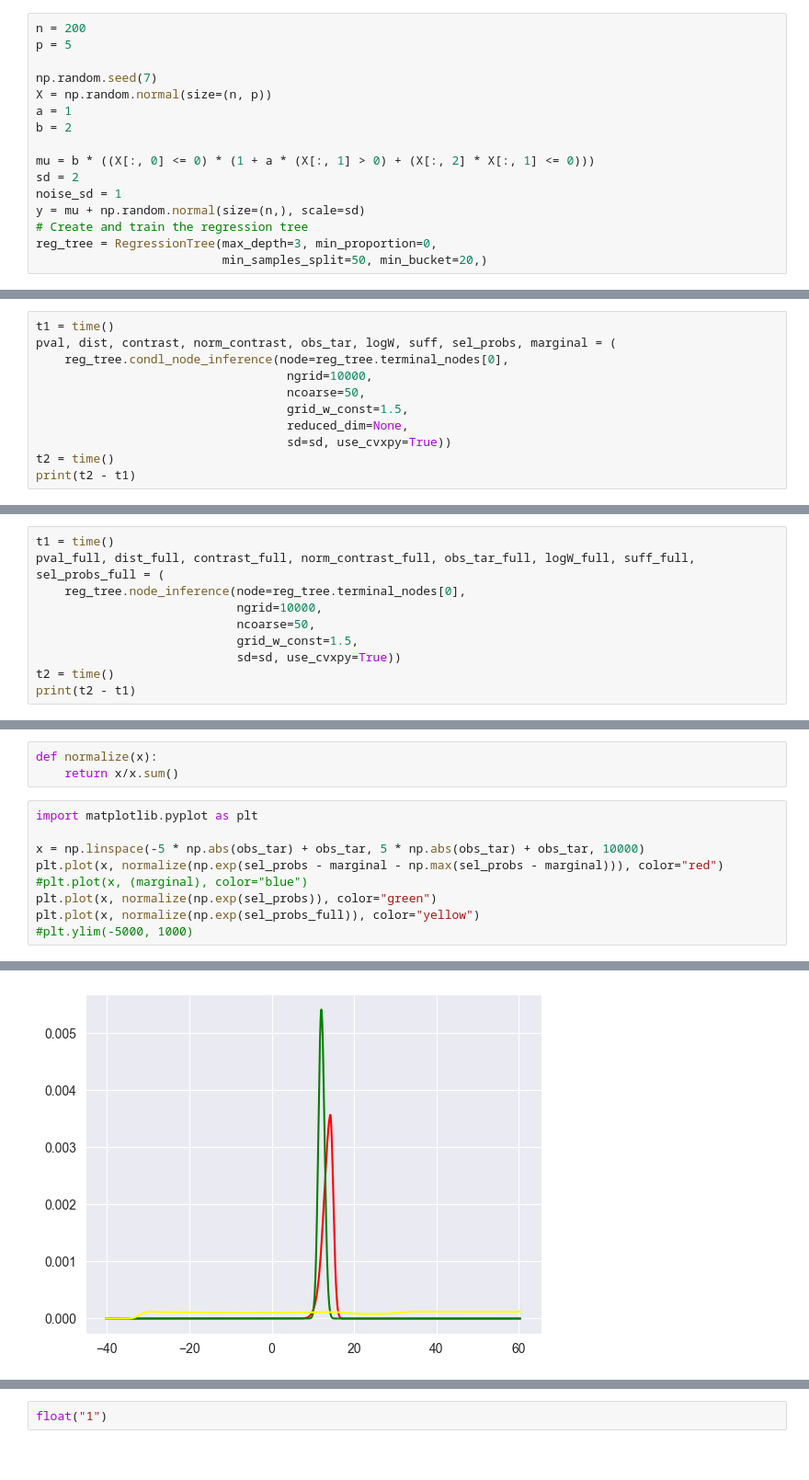
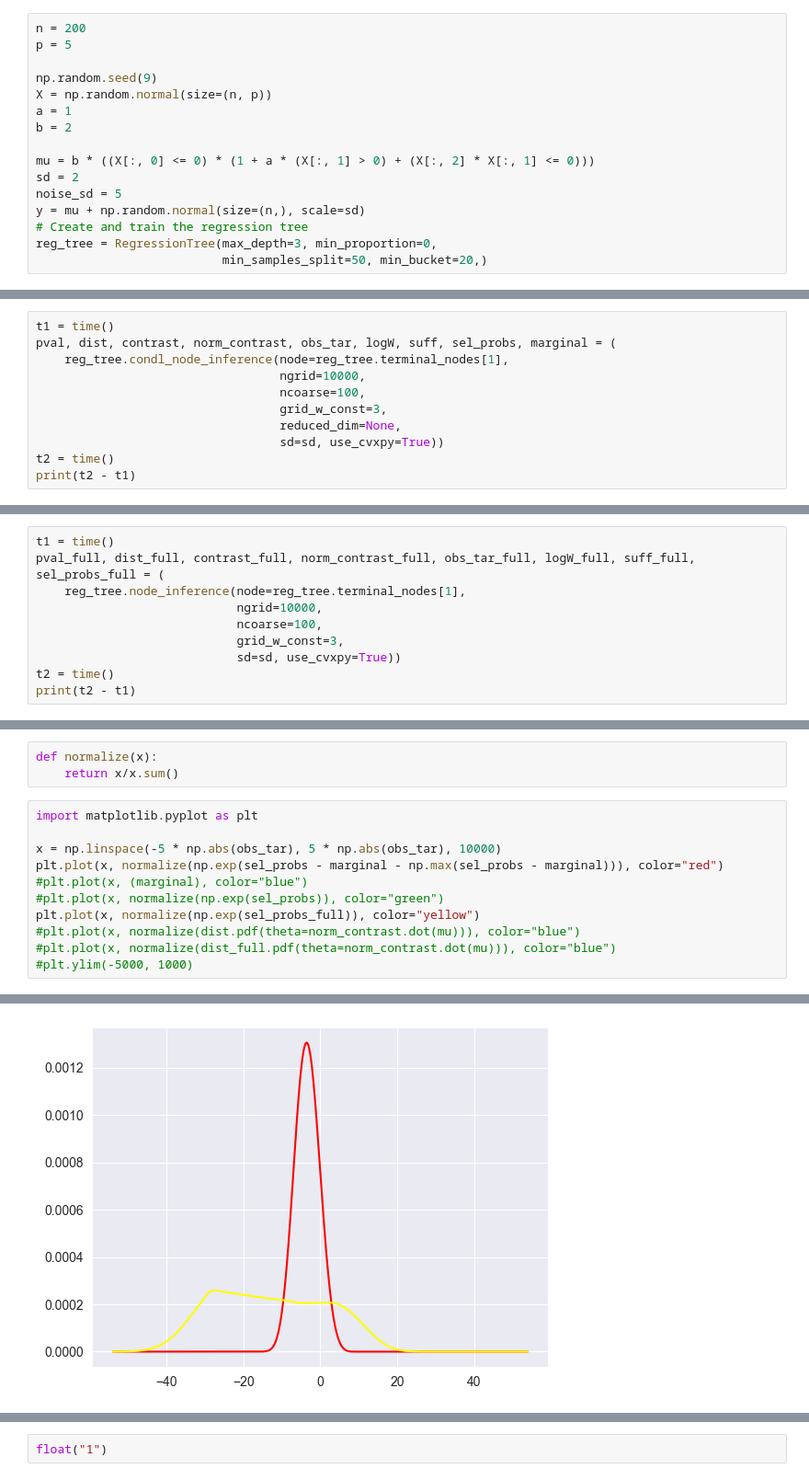
Before and after one commit to yiling-h/SI-CART, a Jupyter notebook: CART_node_inf_test.ipynb, the cells around one changed output, grey strips where cells are left out. Shown at 92% size. Cells and saved outputs as stored; diff of their text form.

Commit message:
Full Integral, finer grid

```diff
--- a/CART_node_inf_test.ipynb
+++ b/CART_node_inf_test.ipynb
@@ -1153,14 +1153,14 @@ class RegressionTree:
 n = 200
 p = 5
 
-np.random.seed(7)
+np.random.seed(9)
 X = np.random.normal(size=(n, p))
 a = 1
 b = 2
 
 mu = b * ((X[:, 0] <= 0) * (1 + a * (X[:, 1] > 0) + (X[:, 2] * X[:, 1] <= 0)))
 sd = 2
-noise_sd = 1
+noise_sd = 5
 y = mu + np.random.normal(size=(n,), scale=sd)
 # Create and train the regression tree
 reg_tree = RegressionTree(max_depth=3, min_proportion=0,
@@ -1174,12 +1174,12 @@ draw_tree(reg_tree.root)
 # %%
 t1 = time()
 pval, dist, contrast, norm_contrast, obs_tar, logW, suff, sel_probs, marginal = (
-    reg_tree.condl_node_inference(node=reg_tree.terminal_nodes[0],
-                                   ngrid=10000,
-                                   ncoarse=50,
-                                   grid_w_const=1.5,
-                                   reduced_dim=None,
-                                   sd=sd, use_cvxpy=True))
+    reg_tree.condl_node_inference(node=reg_tree.terminal_nodes[1],
+                                  ngrid=10000,
+                                  ncoarse=100,
+                                  grid_w_const=3,
+                                  reduced_dim=None,
+                                  sd=sd, use_cvxpy=True))
 t2 = time()
 print(t2 - t1)
 # %% [output]
@@ -1187,10 +1187,10 @@ print(t2 - t1)
 # %%
 t1 = time()
 pval_full, dist_full, contrast_full, norm_contrast_full, obs_tar_full, logW_full, suff_full, sel_probs_full = (
-    reg_tree.node_inference(node=reg_tree.terminal_nodes[0],
+    reg_tree.node_inference(node=reg_tree.terminal_nodes[1],
                             ngrid=10000,
-                            ncoarse=50,
-                            grid_w_const=1.5,
+                            ncoarse=100,
+                            grid_w_const=3,
                             sd=sd, use_cvxpy=True))
 t2 = time()
 print(t2 - t1)
@@ -1234,12 +1243,14 @@ def normalize(x):
 # %%
 import matplotlib.pyplot as plt
 
-x = np.linspace(-5 * np.abs(obs_tar) + obs_tar, 5 * np.abs(obs_tar) + obs_tar, 10000)
+x = np.linspace(-5 * np.abs(obs_tar), 5 * np.abs(obs_tar), 10000)
 plt.plot(x, normalize(np.exp(sel_probs - marginal - np.max(sel_probs - marginal))), color="red")
 #plt.plot(x, (marginal), color="blue")
-plt.plot(x, normalize(np.exp(sel_probs)), color="green")
+#plt.plot(x, normalize(np.exp(sel_probs)), color="green")
 plt.plot(x, normalize(np.exp(sel_probs_full)), color="yellow")
+#plt.plot(x, normalize(dist.pdf(theta=norm_contrast.dot(mu))), color="blue")
+#plt.plot(x, normalize(dist_full.pdf(theta=norm_contrast.dot(mu))), color="blue")
 #plt.ylim(-5000, 1000)
 # %% [output]
 [<matplotlib.lines.Line2D at 0x...>]
-[figure, old version]
+[figure, new version]
```
Also changed, not shown: parts of 26 cells of this notebook, 19 other files.
